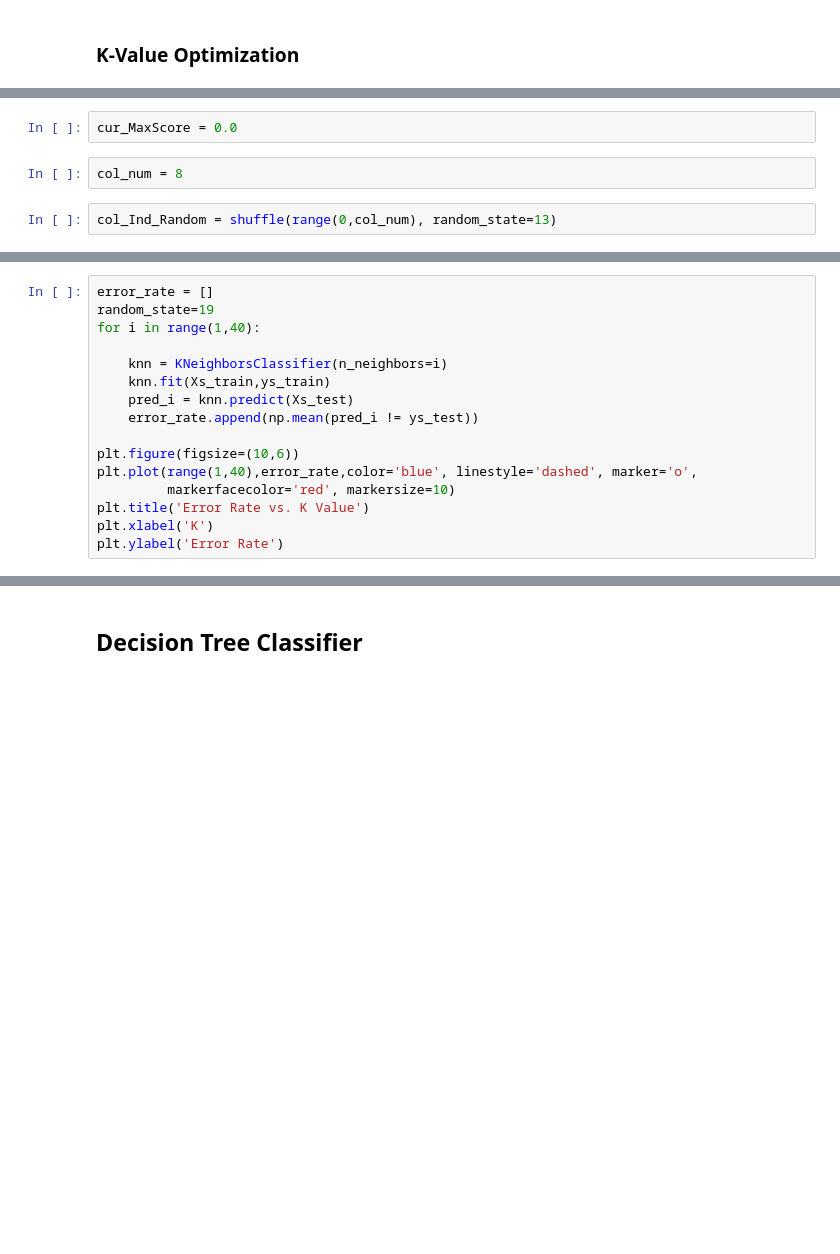
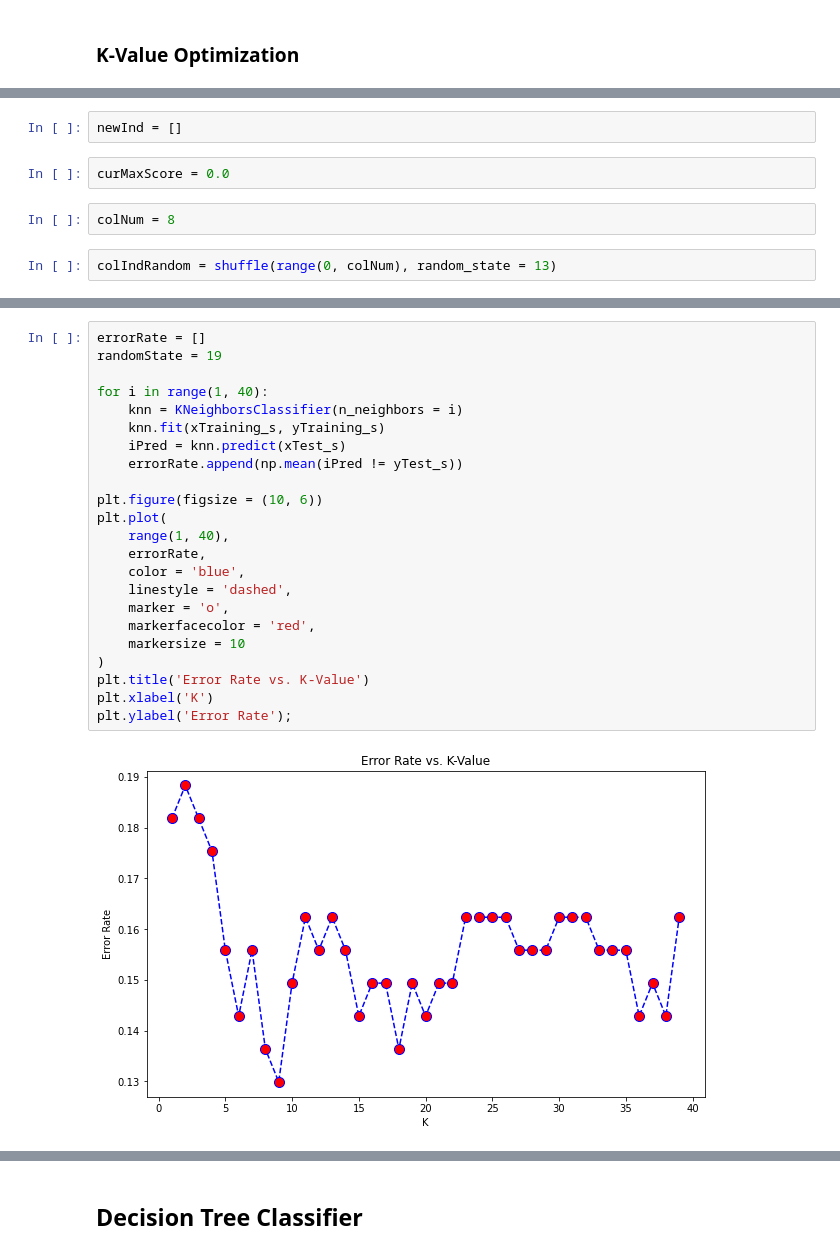
Before and after one commit to cfascina/rtaps, a Jupyter notebook: projects/diabetes-prediction/main.ipynb, the cells around one changed output, grey strips where cells are left out. Saved outputs shown, nothing was run; the diff lists cells and outputs as text; blank space fills up the shorter version.

```diff
--- a/projects/diabetes-prediction/main.ipynb
+++ b/projects/diabetes-prediction/main.ipynb
@@ -503,7 +526,9 @@ new_Ind = []
+# %%
+newInd = []
 # %%
-cur_MaxScore = 0.0
+curMaxScore = 0.0
 # %%
-col_num = 8
+colNum = 8
 # %%
-col_Ind_Random = shuffle(range(0,col_num), random_state=13)
+colIndRandom = shuffle(range(0, colNum), random_state = 13)
 # %%
@@ -522,17 +556,26 @@ for cur_f in range(0, col_num):
 # %%
-error_rate = []
-random_state=19
-for i in range(1,40):
+errorRate = []
+randomState = 19
 
-    knn = KNeighborsClassifier(n_neighbors=i)
-    knn.fit(Xs_train,ys_train)
-    pred_i = knn.predict(Xs_test)
-    error_rate.append(np.mean(pred_i != ys_test))
+for i in range(1, 40):
+    knn = KNeighborsClassifier(n_neighbors = i)
+    knn.fit(xTraining_s, yTraining_s)
+    iPred = knn.predict(xTest_s)
+    errorRate.append(np.mean(iPred != yTest_s))
 
-plt.figure(figsize=(10,6))
-plt.plot(range(1,40),error_rate,color='blue', linestyle='dashed', marker='o',
-         markerfacecolor='red', markersize=10)
-plt.title('Error Rate vs. K Value')
+plt.figure(figsize = (10, 6))
+plt.plot(
+    range(1, 40),
+    errorRate,
+    color = 'blue',
+    linestyle = 'dashed',
+    marker = 'o',
+    markerfacecolor = 'red',
+    markersize = 10
+)
+plt.title('Error Rate vs. K-Value')
 plt.xlabel('K')
-plt.ylabel('Error Rate')
+plt.ylabel('Error Rate');
+# %% [output]
+[figure, added]
 # %%
```
Also changed, not shown: parts of 45 cells of this notebook, 3 other files.
